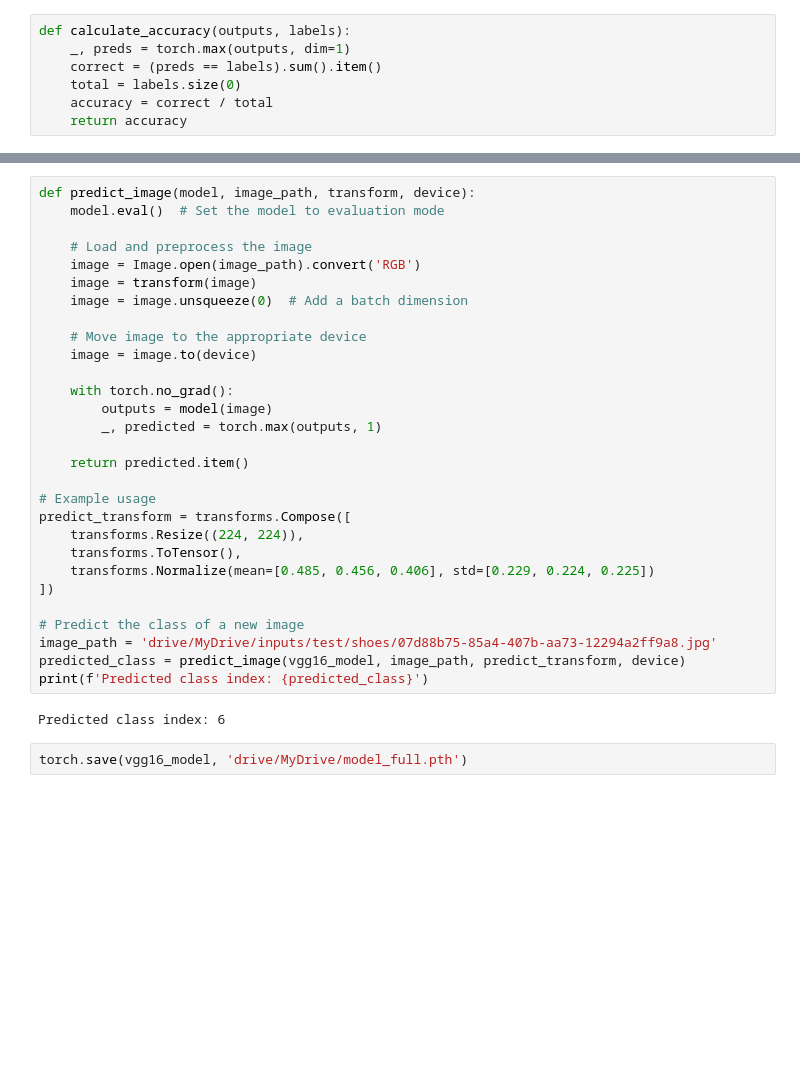
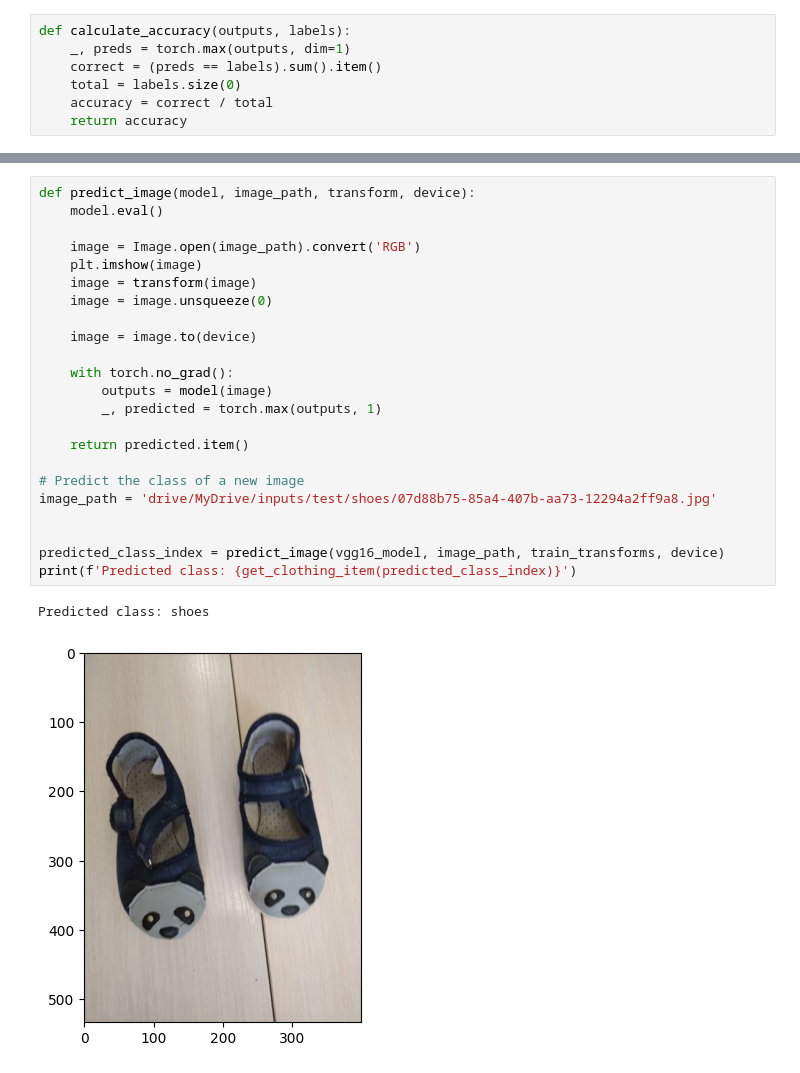
Before and after one commit to Sloba98/Laundry-Image-Classification, a Jupyter notebook: vgg16_base_model.ipynb, the cells around one changed output, grey strips where cells are left out. Saved outputs shown, nothing was run; the diff lists cells and outputs as text; blank space fills up the shorter version.

```diff
--- a/vgg16_base_model.ipynb
+++ b/vgg16_base_model.ipynb
@@ -216,33 +198,26 @@ Epoch 30/30, Loss: 1.7976, Accuracy: 0.9772, Validation Loss: 11.4526, Validatio
 # %%
 def predict_image(model, image_path, transform, device):
-    model.eval()  # Set the model to evaluation mode
+    model.eval()
 
-    # Load and preprocess the image
     image = Image.open(image_path).convert('RGB')
+    plt.imshow(image)
     image = transform(image)
-    image = image.unsqueeze(0)  # Add a batch dimension
+    image = image.unsqueeze(0)
 
-    # Move image to the appropriate device
     image = image.to(device)
 
     with torch.no_grad():
         outputs = model(image)
         _, predicted = torch.max(outputs, 1)
 
     return predicted.item()
 
-# Example usage
-predict_transform = transforms.Compose([
-    transforms.Resize((224, 224)),
-    transforms.ToTensor(),
-    transforms.Normalize(mean=[0.485, 0.456, 0.406], std=[0.229, 0.224, 0.225])
-])
-
 # Predict the class of a new image
 image_path = 'drive/MyDrive/inputs/test/shoes/07d88b75-85a4-407b-aa73-12294a2ff9a8.jpg'
-predicted_class = predict_image(vgg16_model, image_path, predict_transform, device)
-print(f'Predicted class index: {predicted_class}')
+
+
+predicted_class_index = predict_image(vgg16_model, image_path, train_transforms, device)
+print(f'Predicted class: {get_clothing_item(predicted_class_index)}')
 # %% [output]
-Predicted class index: 6
+Predicted class: shoes
+[figure, added]
-# %%
-torch.save(vgg16_model, 'drive/MyDrive/model_full.pth')
```
Also changed, not shown: parts of 16 cells of this notebook.
